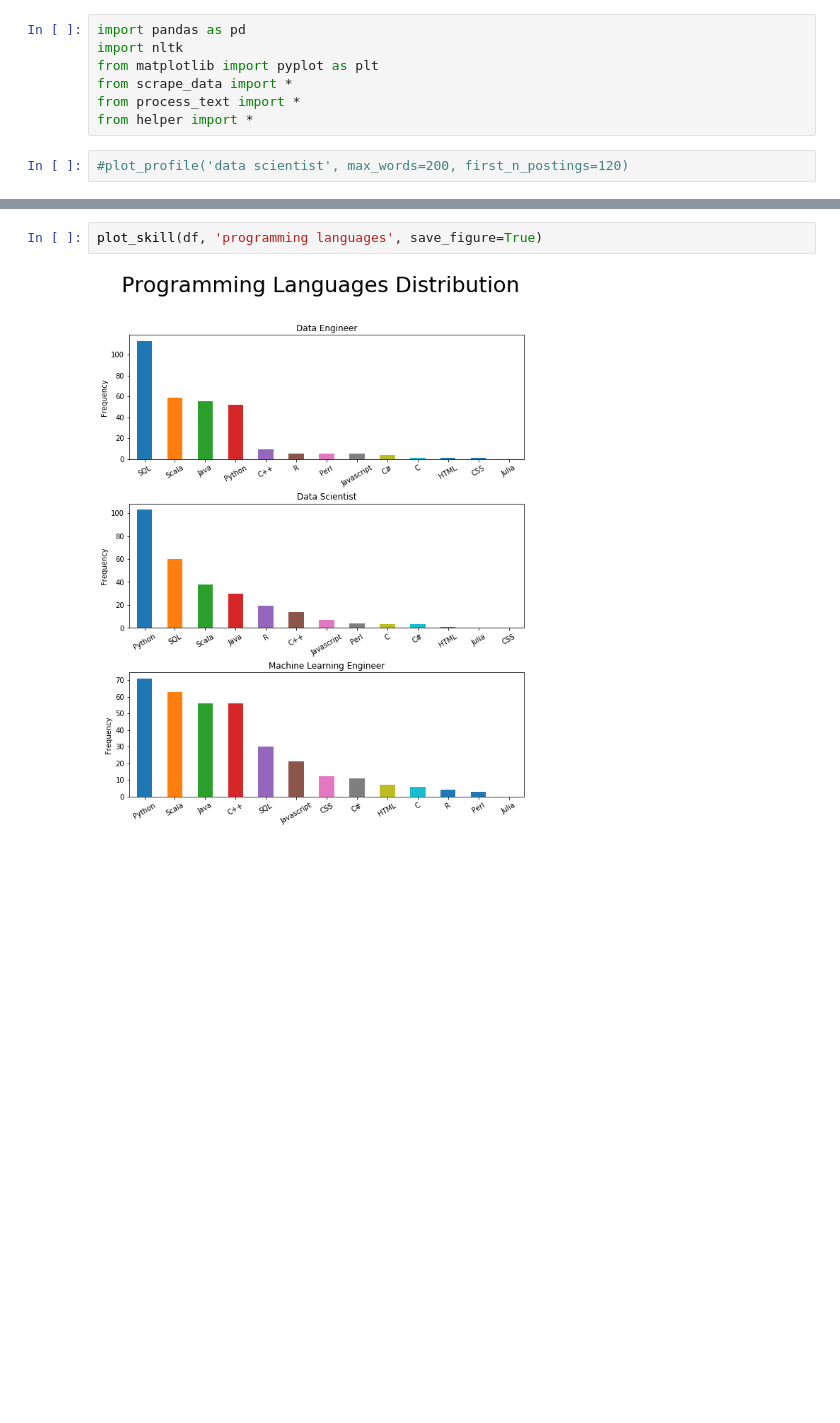
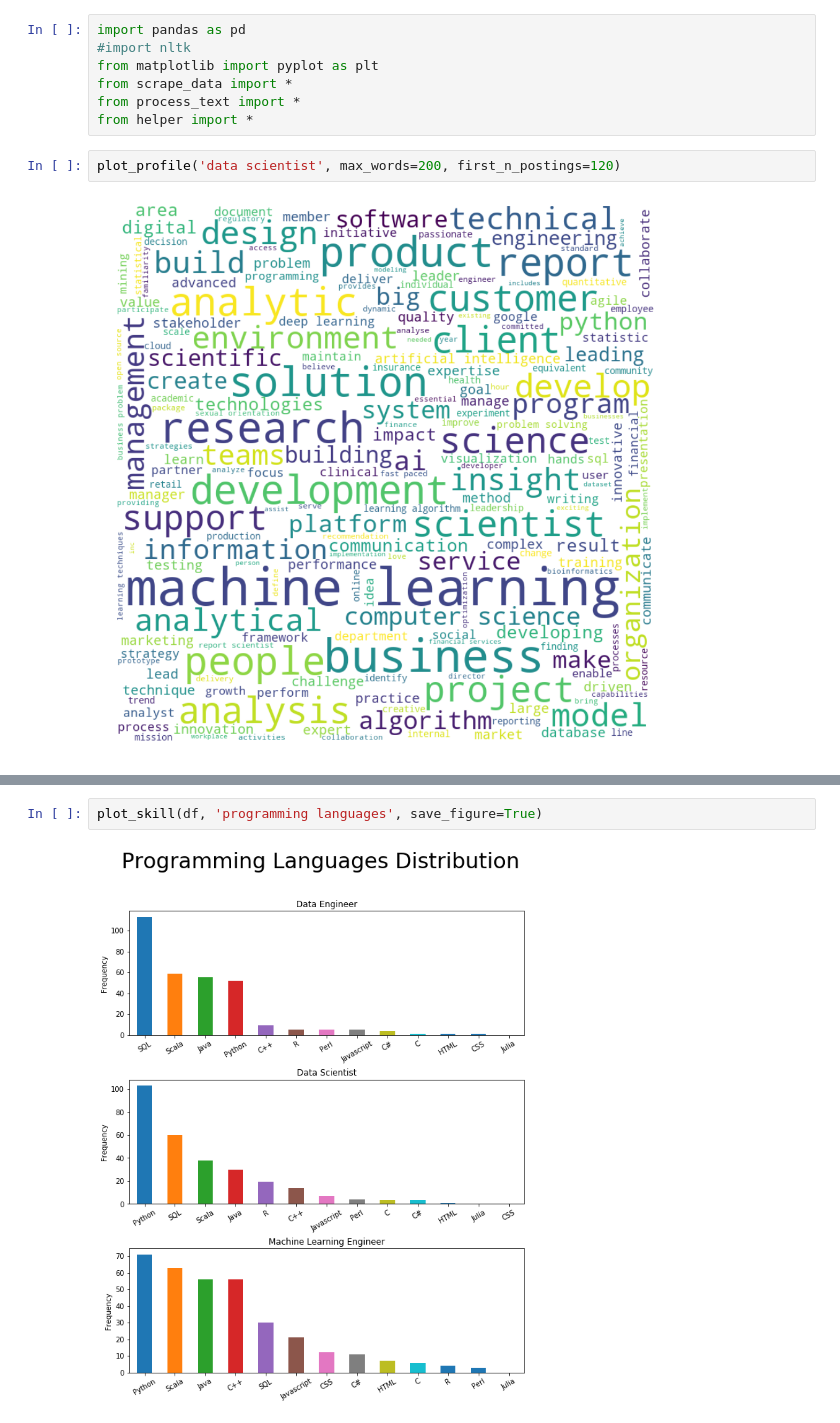
Before and after one commit to georgeliu1998/ideal_profiles, a Jupyter notebook: ideal_profiles_2.ipynb, the cells around one changed output, grey strips where cells are left out. Drawn from its saved outputs; the diff is of its cells as text; blank space fills up the shorter version.

Commit message:
Latest working version with data wrangling part separated

```diff
--- a/ideal_profiles_2.ipynb
+++ b/ideal_profiles_2.ipynb
@@ -1,10 +1,12 @@
 # %%
 import pandas as pd
-import nltk
+#import nltk
 from matplotlib import pyplot as plt
 from scrape_data import *
 from process_text import *
 from helper import *
 # %%
-#plot_profile('data scientist', max_words=200, first_n_postings=120)
+plot_profile('data scientist', max_words=200, first_n_postings=120)
+# %% [output]
+[figure, added]
 # %%
```
Also changed, not shown: parts of 15 cells of this notebook.
